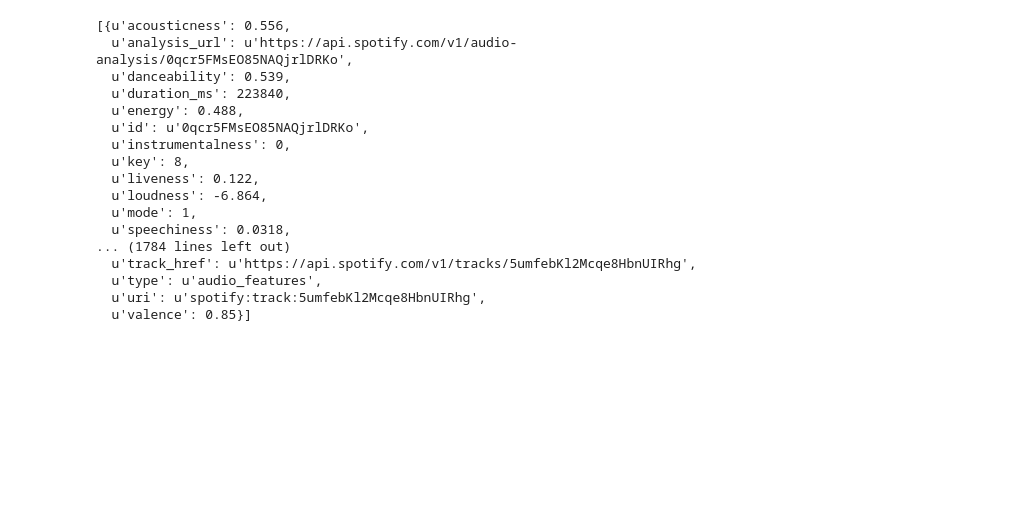
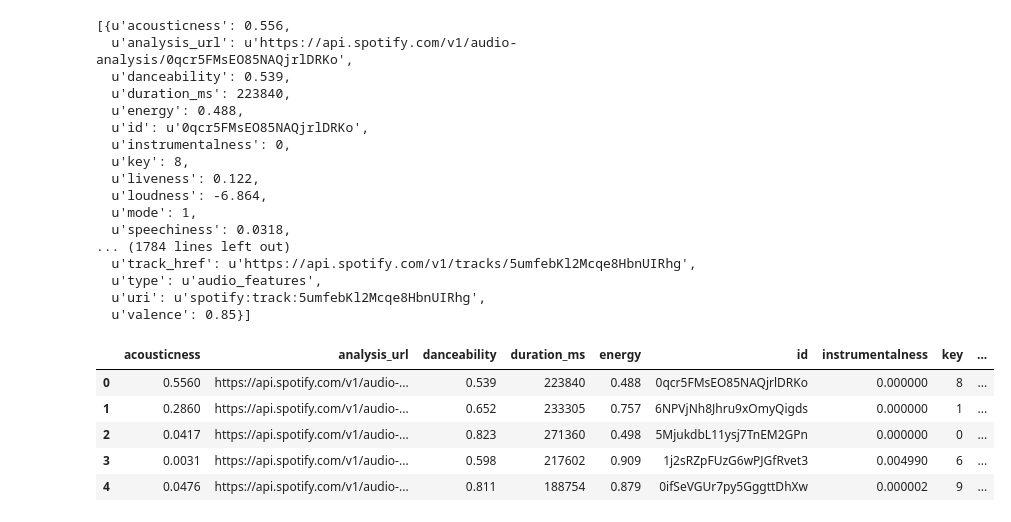
Before and after one commit to AndrewJeong89/GA-DSI, a Jupyter notebook: Capstone - Karaoke.ipynb, the cells around one changed output. Saved outputs shown, nothing was run; the diff lists cells and outputs as text; code cells hidden in the pictures; blank space fills up the shorter version.

```diff
--- a/Capstone - Karaoke.ipynb
+++ b/Capstone - Karaoke.ipynb
@@ -81,3 +87,15 @@ features
   u'type': u'audio_features',
   u'uri': u'spotify:track:5umfebKl2Mcqe8HbnUIRhg',
   u'valence': 0.85}]
+# %%
+# convert features to dataframe
+af = pd.DataFrame(features)
+# %%
+af.head()
+# %% [output]
+|  | acousticness | analysis_url | danceability | duration_ms | energy | id | instrumentalness | key | ... |
+| 0 | 0.5560 | https://api.spotify.com/v1/audio-... | 0.539 | 223840 | 0.488 | 0qcr5FMsEO85NAQjrlDRKo | 0.000000 | 8 | ... |
+| 1 | 0.2860 | https://api.spotify.com/v1/audio-... | 0.652 | 233305 | 0.757 | 6NPVjNh8Jhru9xOmyQigds | 0.000000 | 1 | ... |
+| 2 | 0.0417 | https://api.spotify.com/v1/audio-... | 0.823 | 271360 | 0.498 | 5MjukdbL11ysj7TnEM2GPn | 0.000000 | 0 | ... |
+| 3 | 0.0031 | https://api.spotify.com/v1/audio-... | 0.598 | 217602 | 0.909 | 1j2sRZpFUzG6wPJGfRvet3 | 0.004990 | 6 | ... |
+| 4 | 0.0476 | https://api.spotify.com/v1/audio-... | 0.811 | 188754 | 0.879 | 0ifSeVGUr7py5GggttDhXw | 0.000002 | 9 | ... |
```
Also changed, not shown: parts of 17 cells of this notebook, 9 other files.
